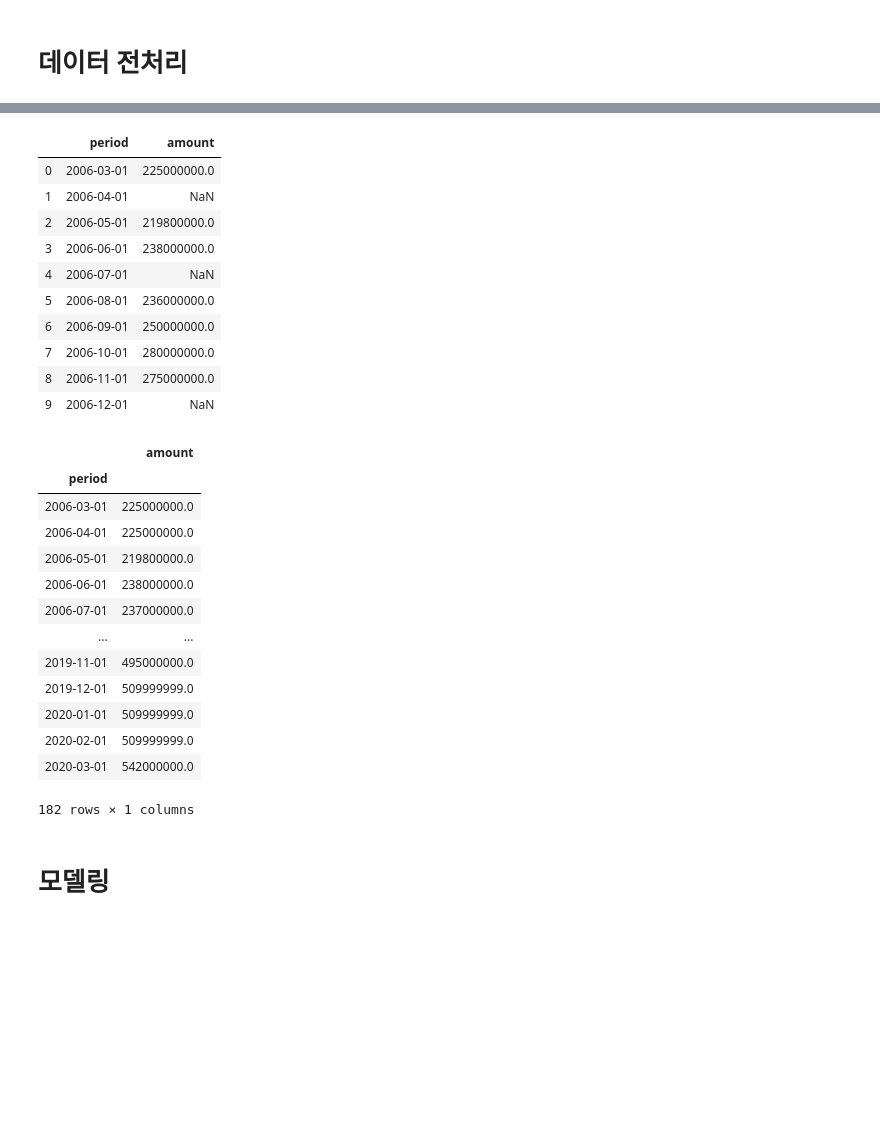
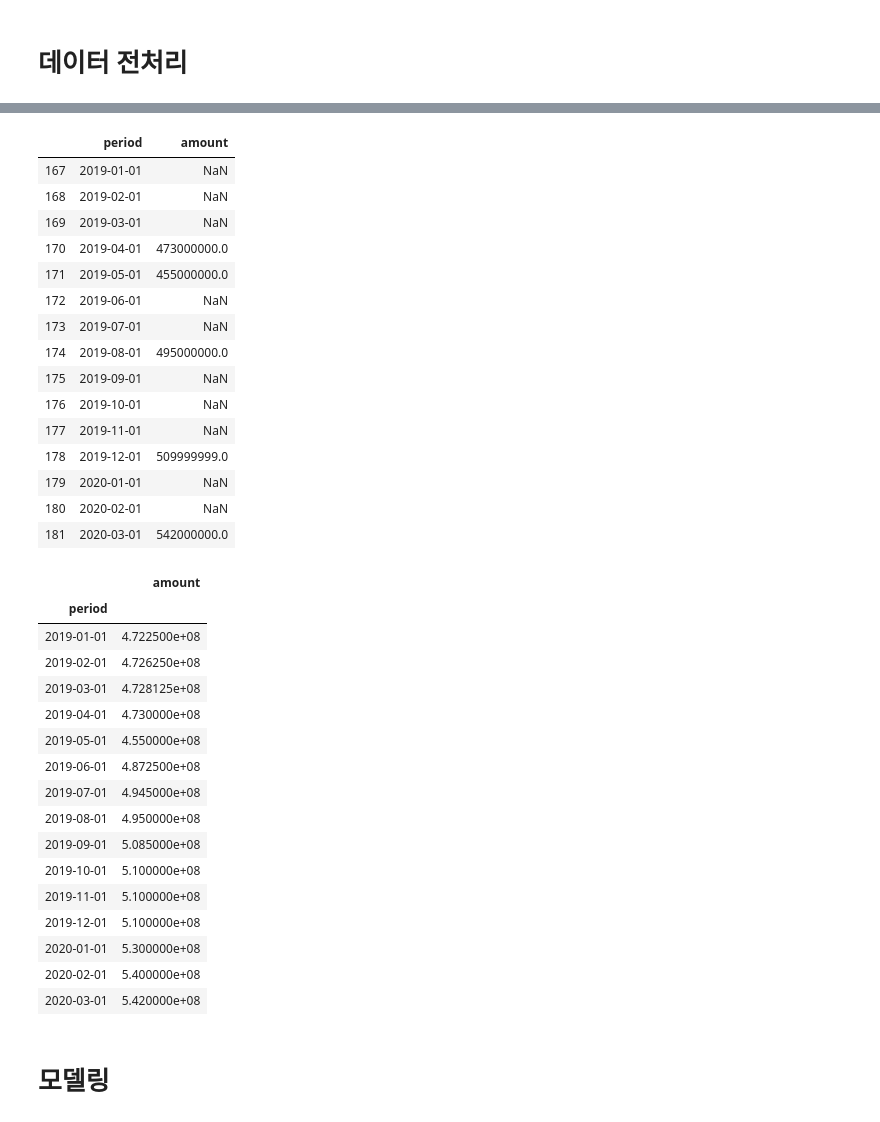
Before and after one commit to whoareyouwhoami/ProjectCasa, a Jupyter notebook: Modeling/Time_series.ipynb, the cells around one changed output, grey strips where cells are left out. Cells and saved outputs as stored; diff of their text form; code cells hidden in the pictures; blank space fills up the shorter version.

```diff
--- a/Modeling/Time_series.ipynb
+++ b/Modeling/Time_series.ipynb
@@ -127,21 +127,26 @@ temp = temp[['period','amount']]
 # %%
 #처음 거래된 날짜로 부터 시작을 해본다
 starting_point = temp[temp['amount'].notnull()].index[0]
 ending_point = temp[temp['amount'].notnull()].index[-1]
 temp = temp[starting_point:ending_point+1].reset_index()
 temp = temp[['period','amount']]
-temp.head(10)
+temp.tail(15)
 # %% [output]
 |  | period | amount |
-| 0 | 2006-03-01 | 225000000.0 |
-| 1 | 2006-04-01 | NaN |
-| 2 | 2006-05-01 | 219800000.0 |
-| 3 | 2006-06-01 | 238000000.0 |
-| 4 | 2006-07-01 | NaN |
-| 5 | 2006-08-01 | 236000000.0 |
-| 6 | 2006-09-01 | 250000000.0 |
-| 7 | 2006-10-01 | 280000000.0 |
-| 8 | 2006-11-01 | 275000000.0 |
-| 9 | 2006-12-01 | NaN |
+| 167 | 2019-01-01 | NaN |
+| 168 | 2019-02-01 | NaN |
+| 169 | 2019-03-01 | NaN |
+| 170 | 2019-04-01 | 473000000.0 |
+| 171 | 2019-05-01 | 455000000.0 |
+| 172 | 2019-06-01 | NaN |
+| 173 | 2019-07-01 | NaN |
+| 174 | 2019-08-01 | 495000000.0 |
+| 175 | 2019-09-01 | NaN |
+| 176 | 2019-10-01 | NaN |
+| 177 | 2019-11-01 | NaN |
+| 178 | 2019-12-01 | 509999999.0 |
+| 179 | 2020-01-01 | NaN |
+| 180 | 2020-02-01 | NaN |
+| 181 | 2020-03-01 | 542000000.0 |
 # %%
 # na 값 채워주기
@@ -172,21 +177,24 @@ for index, row in temp.iterrows():
 # %%
 temp = temp.set_index('period')
-temp
+temp.tail(15)
 # %% [output]
 |  | amount |
 | period |  |
-| 2006-03-01 | 225000000.0 |
-| 2006-04-01 | 225000000.0 |
-| 2006-05-01 | 219800000.0 |
-| 2006-06-01 | 238000000.0 |
-| 2006-07-01 | 237000000.0 |
-| ... | ... |
-| 2019-11-01 | 495000000.0 |
-| 2019-12-01 | 509999999.0 |
-| 2020-01-01 | 509999999.0 |
-| 2020-02-01 | 509999999.0 |
-| 2020-03-01 | 542000000.0 |
+| 2019-01-01 | 4.722500e+08 |
+| 2019-02-01 | 4.726250e+08 |
+| 2019-03-01 | 4.728125e+08 |
+| 2019-04-01 | 4.730000e+08 |
+| 2019-05-01 | 4.550000e+08 |
+| 2019-06-01 | 4.872500e+08 |
+| 2019-07-01 | 4.945000e+08 |
+| 2019-08-01 | 4.950000e+08 |
+| 2019-09-01 | 5.085000e+08 |
+| 2019-10-01 | 5.100000e+08 |
+| 2019-11-01 | 5.100000e+08 |
+| 2019-12-01 | 5.100000e+08 |
+| 2020-01-01 | 5.300000e+08 |
+| 2020-02-01 | 5.400000e+08 |
+| 2020-03-01 | 5.420000e+08 |
-182 rows × 1 columns
 # %% [markdown]
 # 모델링
 # %% [markdown]
```
Also changed, not shown: parts of 7 cells of this notebook, 2 other files.
